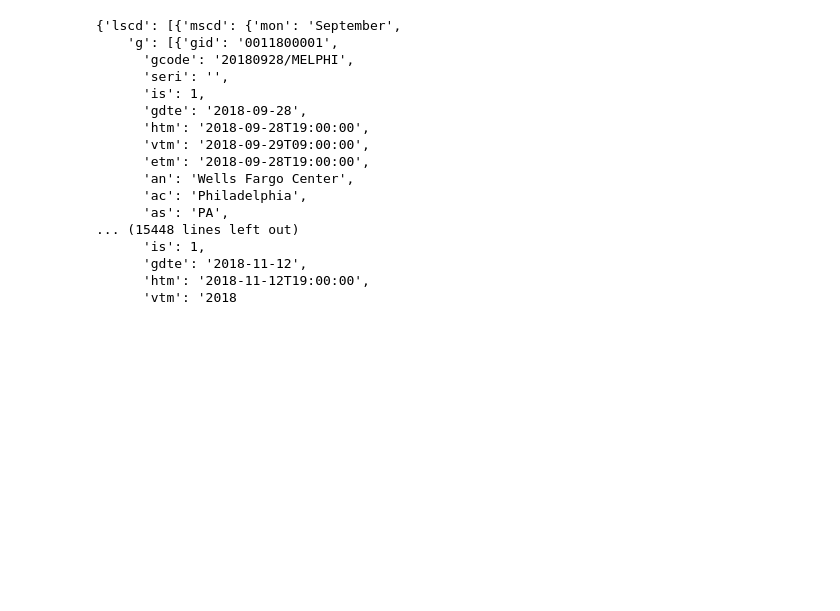
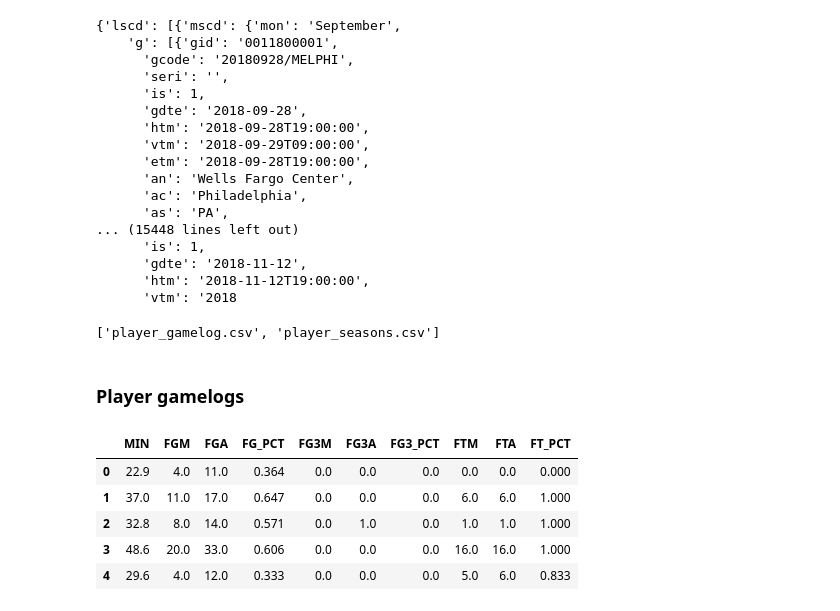
Before and after one commit to eddycurry/fantasybball, a Jupyter notebook: notebooks/test_yahoo_auth.ipynb, the cells around one changed output. Cells and saved outputs as stored; diff of their text form; code cells hidden in the pictures; blank space fills up the shorter version.

```diff
--- a/notebooks/test_yahoo_auth.ipynb
+++ b/notebooks/test_yahoo_auth.ipynb
@@ -186,3 +186,10 @@ response
       'gdte': '2018-11-12',
       'htm': '2018-11-12T19:00:00',
       'vtm': '2018
+# %%
+import os
+os.listdir('../data')
+# %% [output]
+['player_gamelog.csv', 'player_seasons.csv']
+# %% [markdown]
+### Player gamelogs
@@ -188,0 +198,9 @@ response
+# %%
+df_gamelog.iloc[:5, 10:20]
+# %% [output]
+|  | MIN | FGM | FGA | FG_PCT | FG3M | FG3A | FG3_PCT | FTM | FTA | FT_PCT |
+| 0 | 22.9 | 4.0 | 11.0 | 0.364 | 0.0 | 0.0 | 0.0 | 0.0 | 0.0 | 0.000 |
+| 1 | 37.0 | 11.0 | 17.0 | 0.647 | 0.0 | 0.0 | 0.0 | 6.0 | 6.0 | 1.000 |
+| 2 | 32.8 | 8.0 | 14.0 | 0.571 | 0.0 | 1.0 | 0.0 | 1.0 | 1.0 | 1.000 |
+| 3 | 48.6 | 20.0 | 33.0 | 0.606 | 0.0 | 0.0 | 0.0 | 16.0 | 16.0 | 1.000 |
+| 4 | 29.6 | 4.0 | 12.0 | 0.333 | 0.0 | 0.0 | 0.0 | 5.0 | 6.0 | 0.833 |
```
Also changed, not shown: parts of 5 cells of this notebook, 3 other files.
